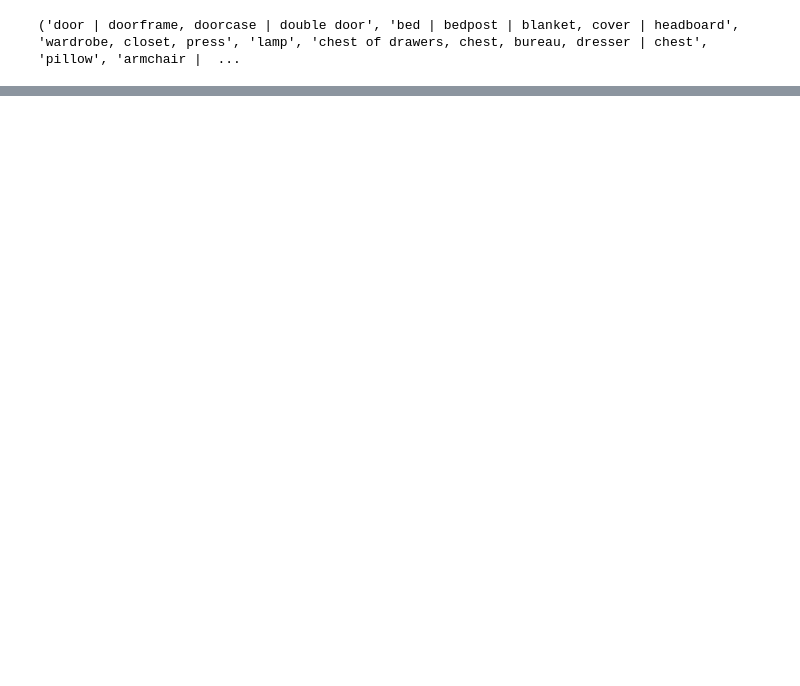
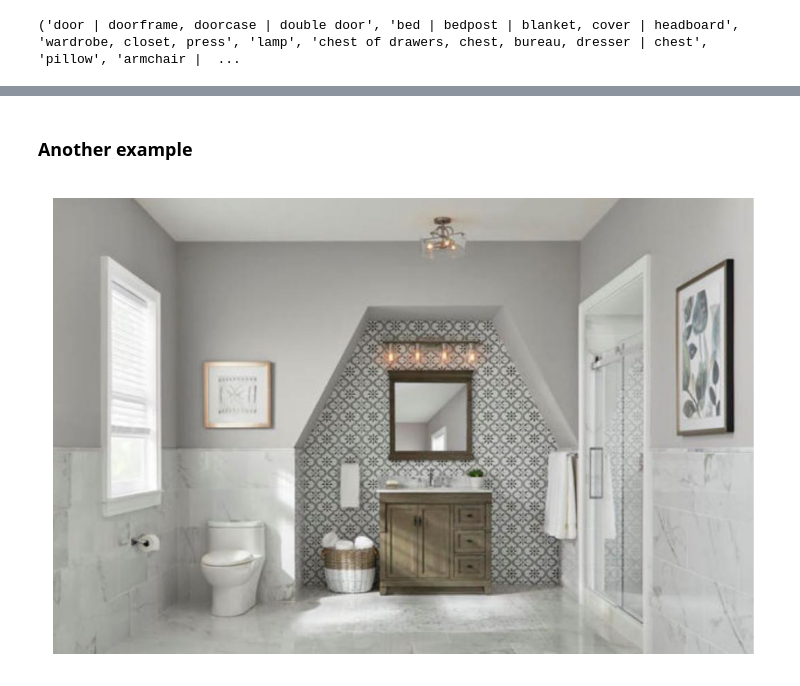
Before and after one commit to mosdragon/wacv2021, a Jupyter notebook: tutorial/Chapter-4-Postprocessing/Postprocess.ipynb, the cells around one changed output, grey strips where cells are left out. Saved outputs shown, nothing was run; the diff lists cells and outputs as text; code cells hidden in the pictures; blank space fills up the shorter version.

```diff
--- a/tutorial/Chapter-4-Postprocessing/Postprocess.ipynb
+++ b/tutorial/Chapter-4-Postprocessing/Postprocess.ipynb
@@ -52,0 +143,10 @@ plt.show()
+# %% [markdown]
+### Another example
+# %%
+img2 = read_image('https://images.homedepot-static.com/lifestyleimages/1024x682/080654fe-6f08-4c28-8d7f-9e48fed449692.jpeg')
+fig2 = plt.figure(dpi=200, figsize=(8, 4))
+imgplot2 = plt.imshow(img2)
+plt.axis("off")
+plt.show()
+# %% [output]
+[figure, added]
```
Also changed, not shown: parts of 19 cells of this notebook, 2 other files.
